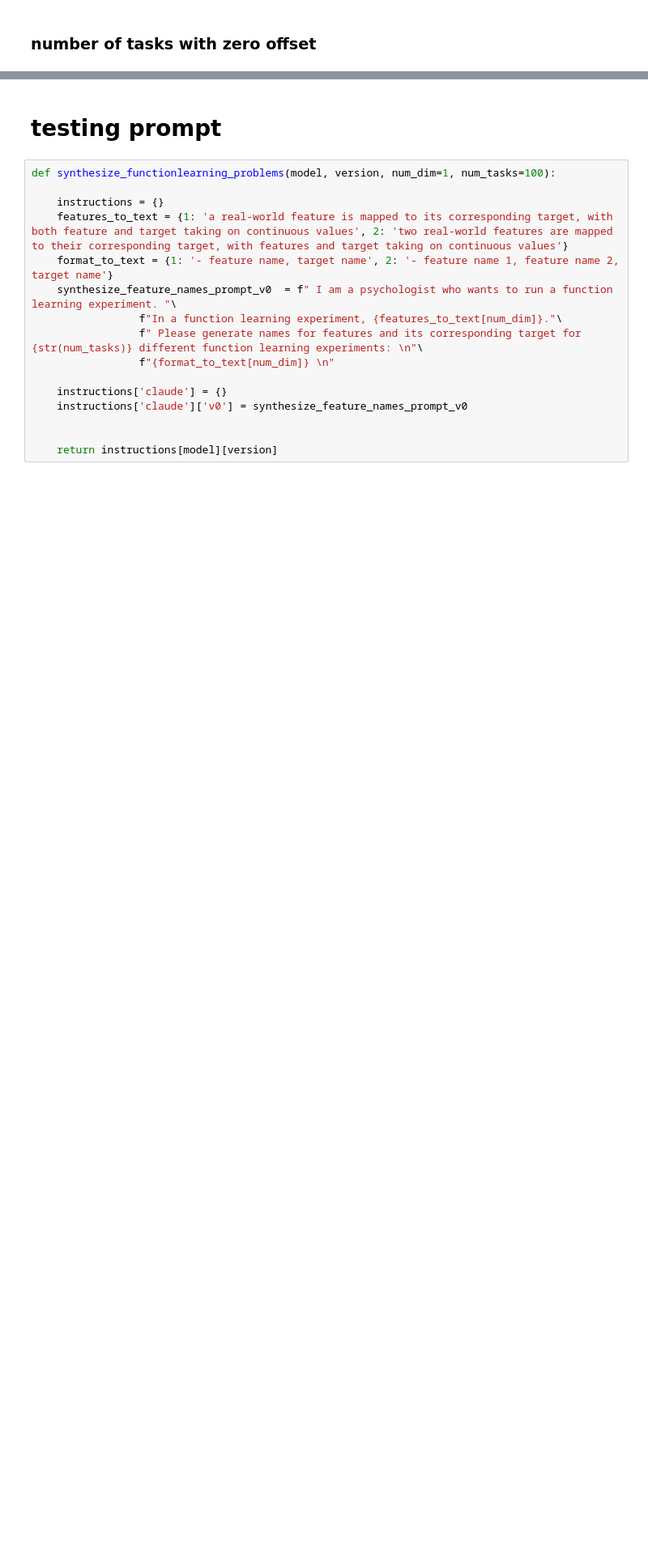
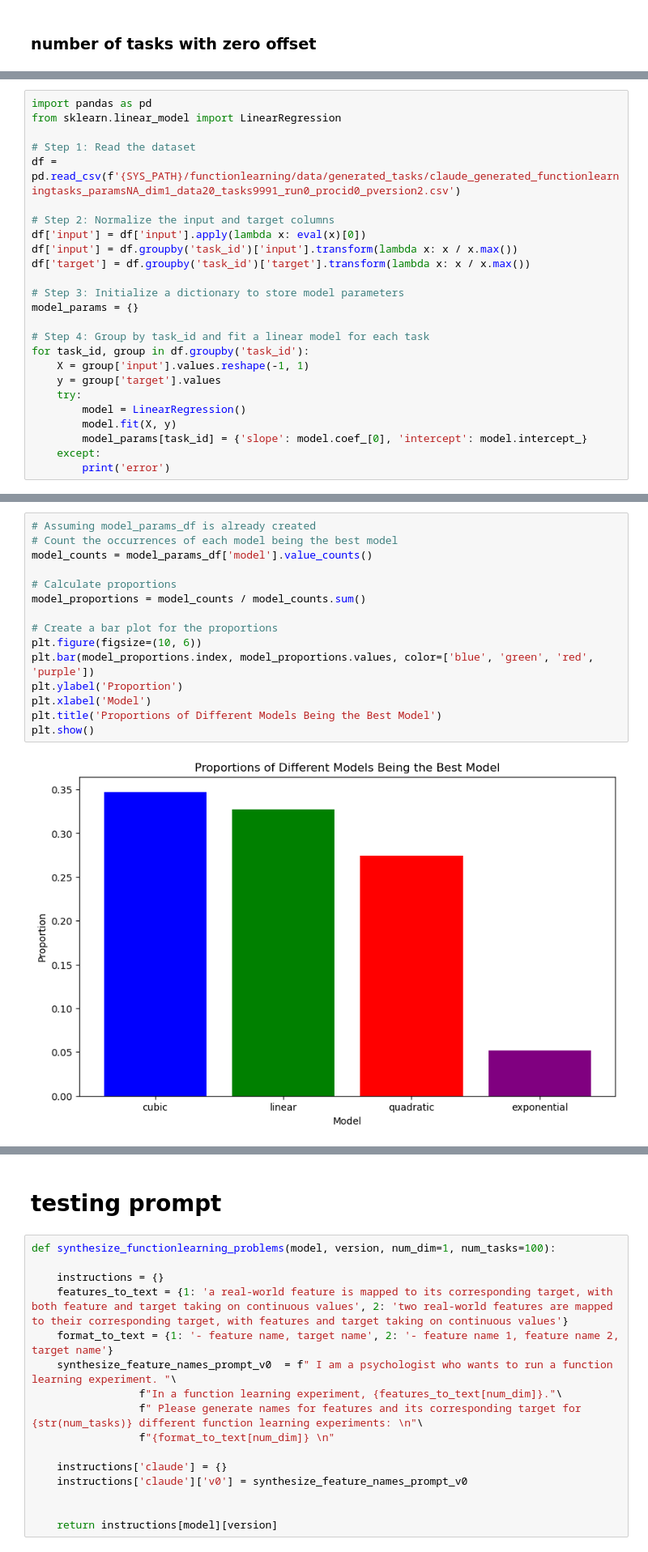
Before and after one commit to akjagadish/ermi, a Jupyter notebook: notebooks/functionlearning.ipynb, the cells around one changed output, grey strips where cells are left out. Shown at 81% size. Cells and saved outputs as stored; diff of their text form; blank space fills up the shorter version.

```diff
--- a/notebooks/functionlearning.ipynb
+++ b/notebooks/functionlearning.ipynb
@@ -662,0 +686,25 @@ plt.hist(aa)
+# %%
+import pandas as pd
+from sklearn.linear_model import LinearRegression
+
+# Step 1: Read the dataset
+df = pd.read_csv(f'{SYS_PATH}/functionlearning/data/generated_tasks/claude_generated_functionlearningtasks_paramsNA_dim1_data20_tasks9991_run0_procid0_pversion2.csv')
+
+# Step 2: Normalize the input and target columns
+df['input'] = df['input'].apply(lambda x: eval(x)[0])
+df['input'] = df.groupby('task_id')['input'].transform(lambda x: x / x.max())
+df['target'] = df.groupby('task_id')['target'].transform(lambda x: x / x.max())
+
+# Step 3: Initialize a dictionary to store model parameters
+model_params = {}
+
+# Step 4: Group by task_id and fit a linear model for each task
+for task_id, group in df.groupby('task_id'):
+    X = group['input'].values.reshape(-1, 1)
+    y = group['target'].values
+    try:
+        model = LinearRegression()
+        model.fit(X, y)
+        model_params[task_id] = {'slope': model.coef_[0], 'intercept': model.intercept_}
+    except:
+        print('error')
@@ -662,0 +885,17 @@ plt.hist(aa)
+# %%
+# Assuming model_params_df is already created
+# Count the occurrences of each model being the best model
+model_counts = model_params_df['model'].value_counts()
+
+# Calculate proportions
+model_proportions = model_counts / model_counts.sum()
+
+# Create a bar plot for the proportions
+plt.figure(figsize=(10, 6))
+plt.bar(model_proportions.index, model_proportions.values, color=['blue', 'green', 'red', 'purple'])
+plt.ylabel('Proportion')
+plt.xlabel('Model')
+plt.title('Proportions of Different Models Being the Best Model')
+plt.show()
+# %% [output]
+[figure, added]
```
Also changed, not shown: parts of 14 cells of this notebook.
